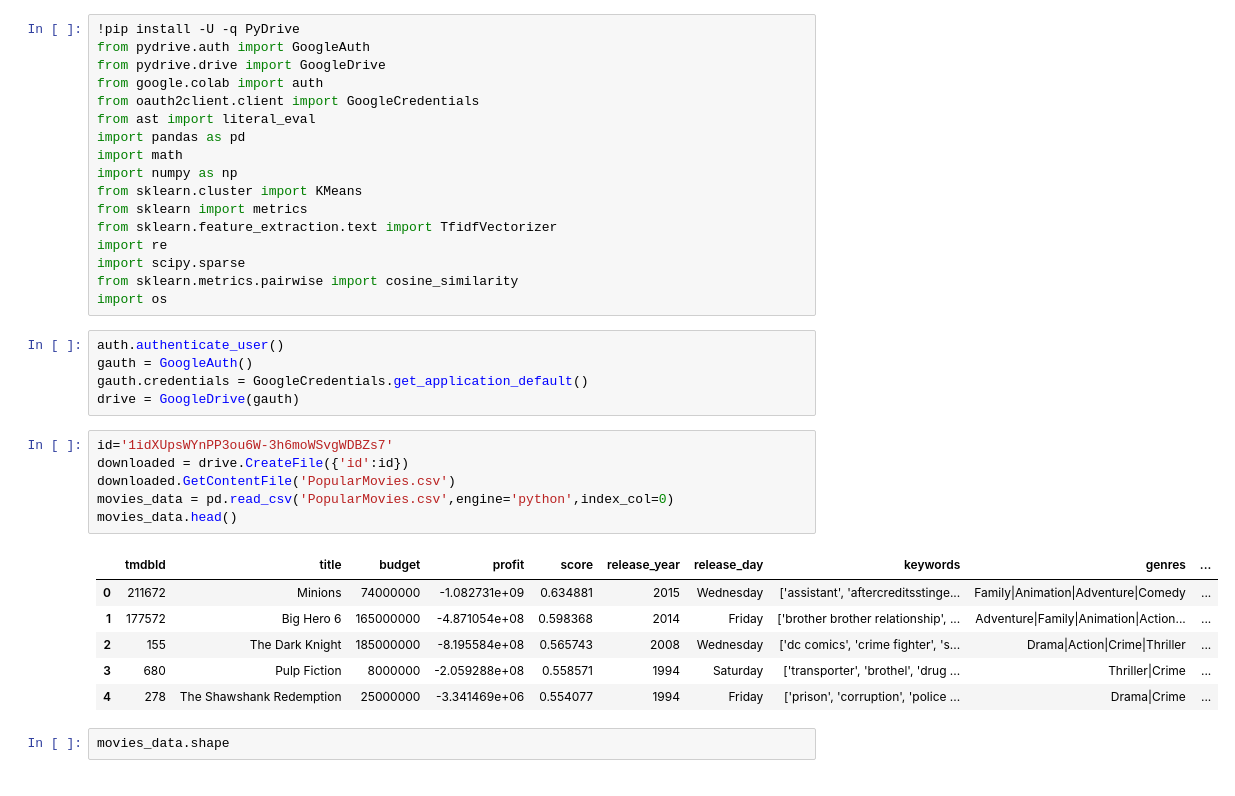
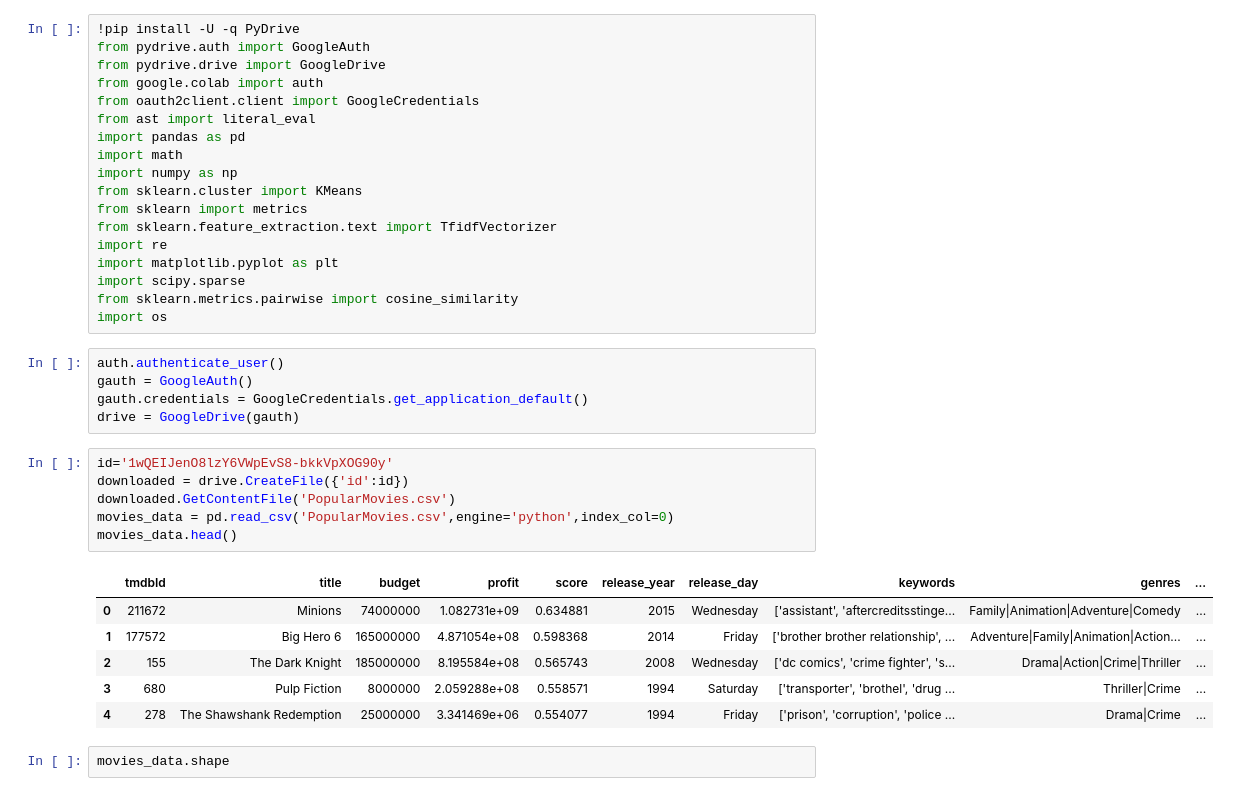
Before and after one commit to disha2sinha/Movie-Recommendation-System, a Jupyter notebook: Content_Based_Recommendation_System.ipynb, the cells around one changed output. Saved outputs shown, nothing was run; the diff lists cells and outputs as text.

```diff
--- a/Content_Based_Recommendation_System.ipynb
+++ b/Content_Based_Recommendation_System.ipynb
@@ -14,6 +14,7 @@ from sklearn.cluster import KMeans
 from sklearn import metrics
 from sklearn.feature_extraction.text import TfidfVectorizer
 import re
+import matplotlib.pyplot as plt
 import scipy.sparse
 from sklearn.metrics.pairwise import cosine_similarity
 import os
@@ -23,18 +24,18 @@ gauth = GoogleAuth()
 gauth.credentials = GoogleCredentials.get_application_default()
 drive = GoogleDrive(gauth)
 # %%
-id='1idXUpsWYnPP3ou6W-3h6moWSvgWDBZs7'
+id='1wQEIJenO8lzY6VWpEvS8-bkkVpXOG90y'
 downloaded = drive.CreateFile({'id':id})
 downloaded.GetContentFile('PopularMovies.csv')
 movies_data = pd.read_csv('PopularMovies.csv',engine='python',index_col=0)
 movies_data.head()
 # %% [output]
 |  | tmdbId | title | budget | profit | score | release_year | release_day | keywords | genres | ... |
-| 0 | 211672 | Minions | 74000000 | -1.082731e+09 | 0.634881 | 2015 | Wednesday | ['assistant', 'aftercreditsstinge... | Family|Animation|Adventure|Comedy | ... |
-| 1 | 177572 | Big Hero 6 | 165000000 | -4.871054e+08 | 0.598368 | 2014 | Friday | ['brother brother relationship', ... | Adventure|Family|Animation|Action... | ... |
-| 2 | 155 | The Dark Knight | 185000000 | -8.195584e+08 | 0.565743 | 2008 | Wednesday | ['dc comics', 'crime fighter', 's... | Drama|Action|Crime|Thriller | ... |
-| 3 | 680 | Pulp Fiction | 8000000 | -2.059288e+08 | 0.558571 | 1994 | Saturday | ['transporter', 'brothel', 'drug ... | Thriller|Crime | ... |
-| 4 | 278 | The Shawshank Redemption | 25000000 | -3.341469e+06 | 0.554077 | 1994 | Friday | ['prison', 'corruption', 'police ... | Drama|Crime | ... |
+| 0 | 211672 | Minions | 74000000 | 1.082731e+09 | 0.634881 | 2015 | Wednesday | ['assistant', 'aftercreditsstinge... | Family|Animation|Adventure|Comedy | ... |
+| 1 | 177572 | Big Hero 6 | 165000000 | 4.871054e+08 | 0.598368 | 2014 | Friday | ['brother brother relationship', ... | Adventure|Family|Animation|Action... | ... |
+| 2 | 155 | The Dark Knight | 185000000 | 8.195584e+08 | 0.565743 | 2008 | Wednesday | ['dc comics', 'crime fighter', 's... | Drama|Action|Crime|Thriller | ... |
+| 3 | 680 | Pulp Fiction | 8000000 | 2.059288e+08 | 0.558571 | 1994 | Saturday | ['transporter', 'brothel', 'drug ... | Thriller|Crime | ... |
+| 4 | 278 | The Shawshank Redemption | 25000000 | 3.341469e+06 | 0.554077 | 1994 | Friday | ['prison', 'corruption', 'police ... | Drama|Crime | ... |
 # %%
 movies_data.shape
 # %% [output]
```
Also changed, not shown: parts of 4 cells of this notebook.
